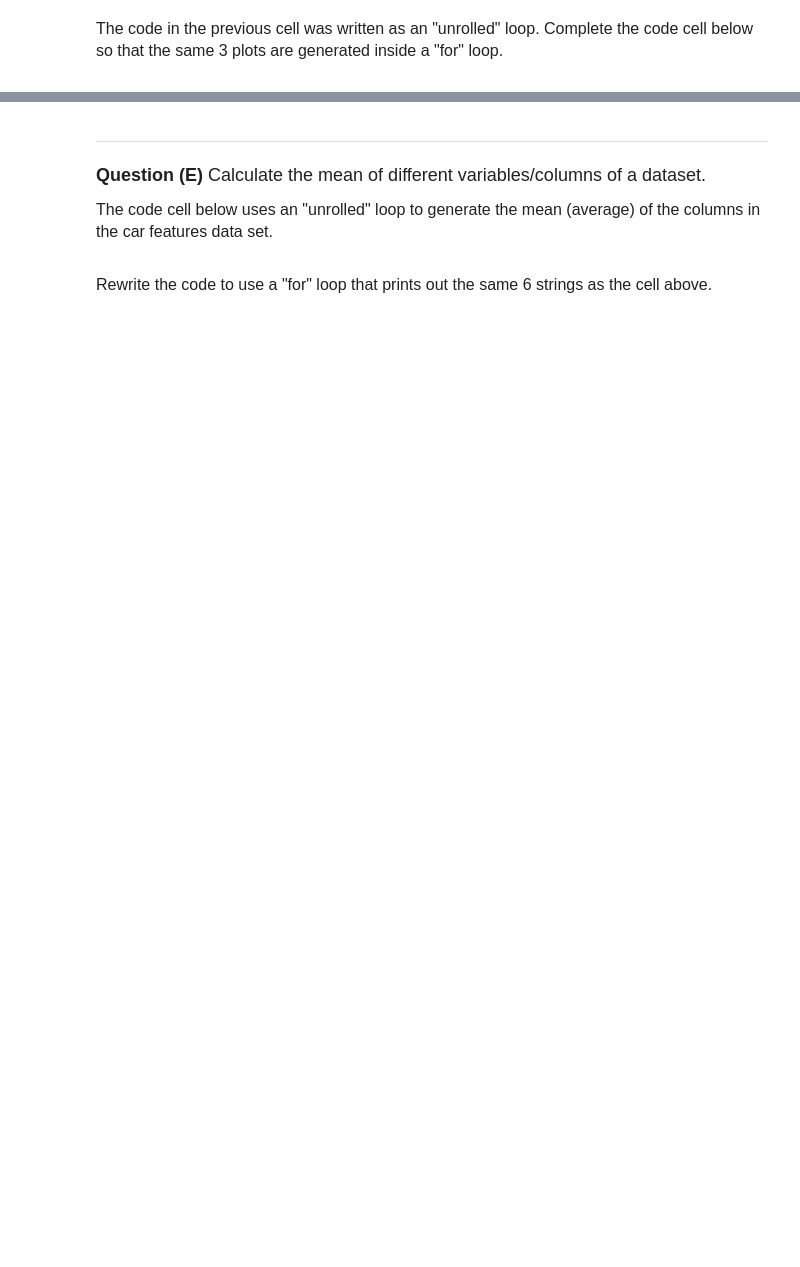
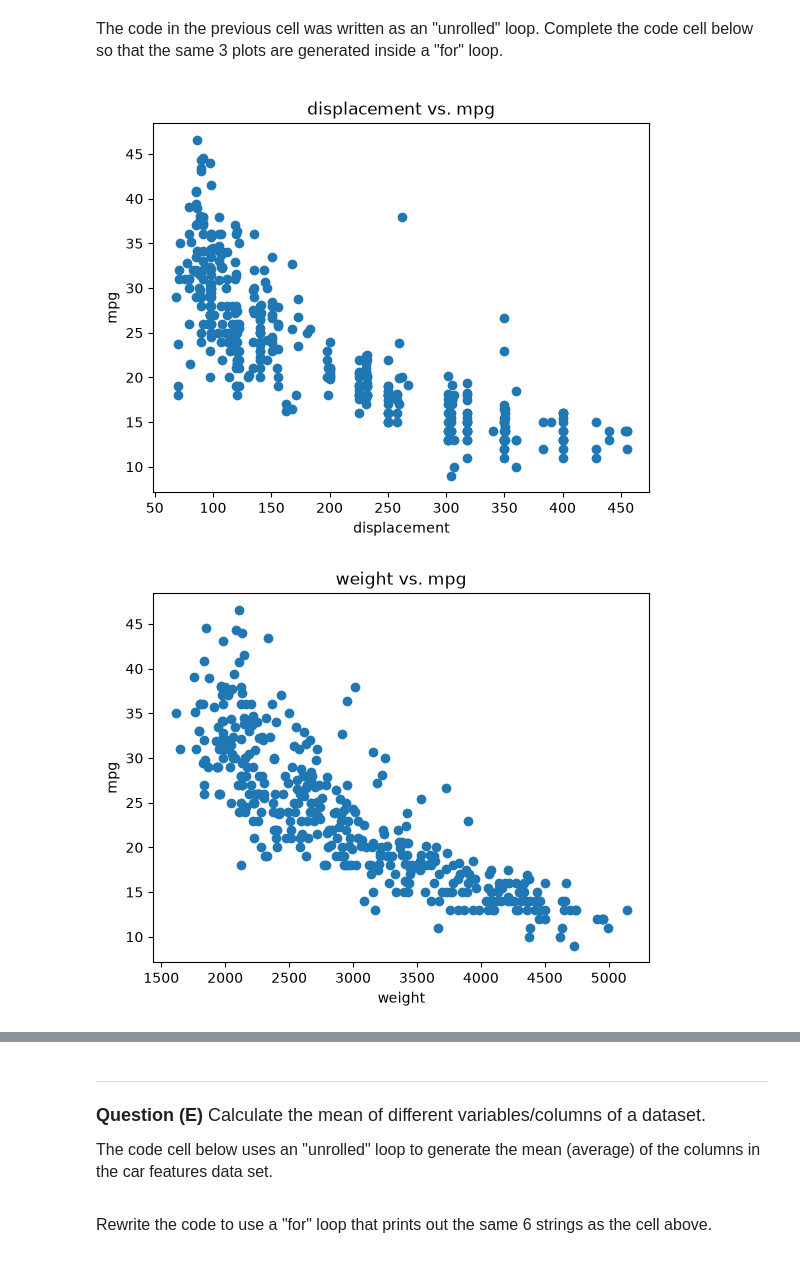
Before and after one commit to Ranbirrrr07/datasci151fall2026, a Jupyter notebook: _quizzes/practice_quiz_2/practice_quiz.ipynb, the cells around one changed output, grey strips where cells are left out. Cells and saved outputs as stored; diff of their text form; code cells hidden in the pictures; blank space fills up the shorter version.

```diff
--- a/_quizzes/practice_quiz_2/practice_quiz.ipynb
+++ b/_quizzes/practice_quiz_2/practice_quiz.ipynb
@@ -140,7 +169,16 @@ The code in the previous cell was written as an "unrolled" loop. Complete the co
 # %%
 # Setup code
 df_cars = pd.read_csv("files/features_clean.csv")
 y_var = 'mpg'
 plot_variables = ['displacement', 'weight', 'acceleration']
 
 # Your code below
+for i in plot_variables:
+    plt.scatter(df_cars[i], df_cars[y_var])
+    plt.xlabel(i)
+    plt.ylabel(y_var)
+    plt.title(i+ " vs. " + y_var)
+    plt.show()
+# %% [output]
+[figure, added]
+[figure, added]
```
Also changed, not shown: parts of 7 cells of this notebook, 13 other files.
